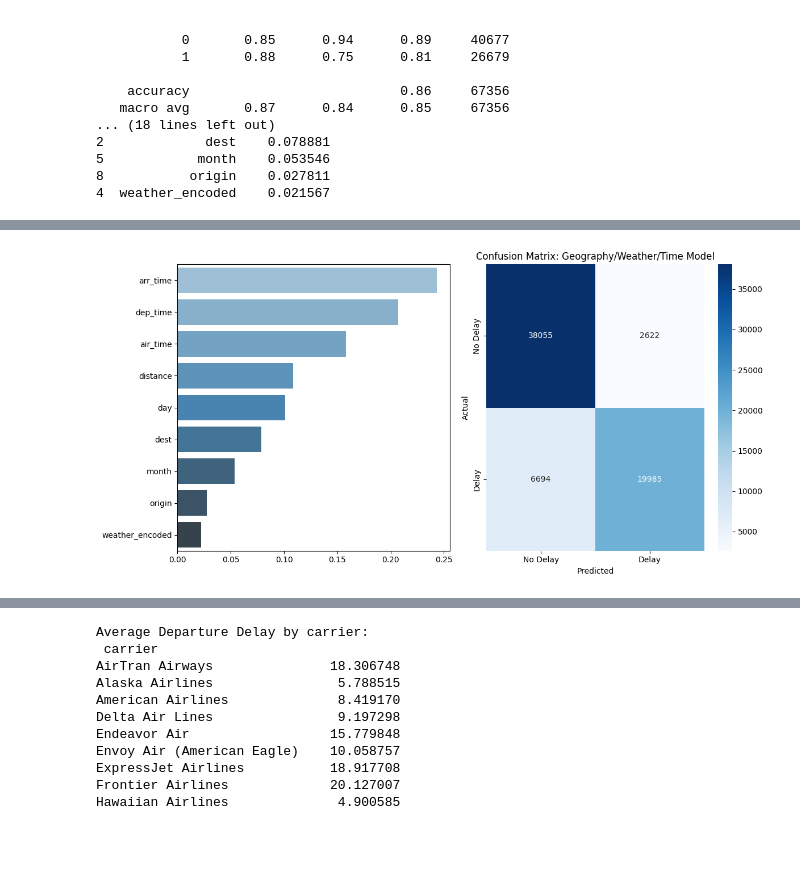
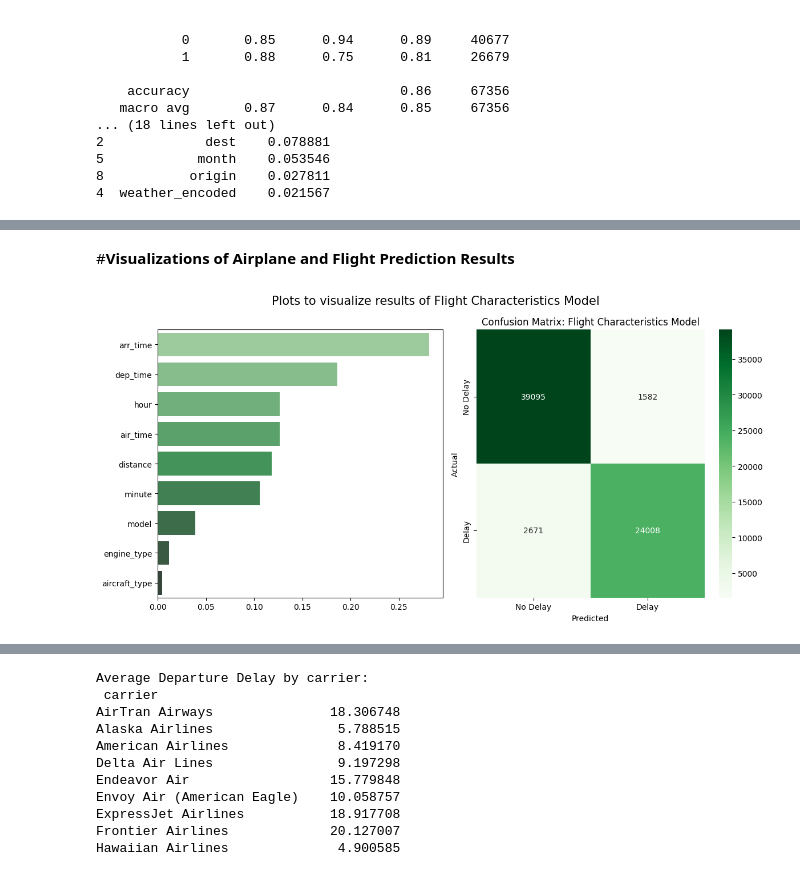
Before and after one commit to Saahil2106/Cloud9, a Jupyter notebook: Group06_Milestone3_Random_Forest.ipynb, the cells around one changed output, grey strips where cells are left out. Cells and saved outputs as stored; diff of their text form; code cells hidden in the pictures; blank space fills up the shorter version.

Commit message:
Adding insights to results

```diff
--- a/Group06_Milestone3_Random_Forest.ipynb
+++ b/Group06_Milestone3_Random_Forest.ipynb
@@ -1078,37 +1171,37 @@ Geography/Weather/Time Prediction Classification Report:
+# %% [markdown]
+#**Visualizations of Airplane and Flight Prediction Results**
 # %%
-import matplotlib.pyplot as plt
-import seaborn as sns
-import numpy as np
-
-# Feature importance for Geography/Weather/Time Model
-geo_weather_features = ['arr_time', 'dep_time', 'air_time', 'distance', 'day', 'dest', 'month', 'origin', 'weather_encoded']
-geo_weather_importances = [0.243312, 0.206912, 0.157965, 0.108311, 0.101122, 0.078685, 0.053796, 0.027645, 0.022252]
+# Feature importance for Flight Characteristics Model
+flight_features = ['arr_time', 'dep_time', 'hour', 'air_time', 'distance', 'minute', 'model', 'engine_type', 'aircraft_type']
+flight_importances = [0.281716, 0.186257, 0.126356, 0.126321, 0.118113, 0.105874, 0.038735, 0.011872, 0.004755]
 
 # Confusion Matrix Data
-route_weather_cm = np.array([[38055, 2622], [6694, 19985]])
+flight_cm = np.array([[39095, 1582], [2671, 24008]])
 
 # Visualization
 fig, axes = plt.subplots(1, 2, figsize=(12, 6))
 
-# Geography/Weather/Tine Feature Importances
+# Flight Characteristics Feature Importances
 sns.barplot(
-    x=geo_weather_importances,
-    y=geo_weather_features,
+    x=flight_importances,
+    y=flight_features,
     ax=axes[0],
-    hue=geo_weather_features,
-    palette="Blues_d",
-    legend=False  # Disable the legend
+    hue=flight_features,
+    palette="Greens_d",
+    legend=False
 )
 
-# Confusion Matrix: Geography/Weather/Time Model
-sns.heatmap(route_weather_cm, annot=True, fmt="d", cmap="Blues", ax=axes[1])
-axes[1].set_title("Confusion Matrix: Geography/Weather/Time Model")
+# Confusion Matrix: Flight Characteristics Model
+sns.heatmap(flight_cm, annot=True, fmt="d", cmap="Greens", ax=axes[1])
+axes[1].set_title("Confusion Matrix: Flight Characteristics Model")
 axes[1].set_xlabel("Predicted")
 axes[1].set_ylabel("Actual")
 axes[1].set_xticklabels(['No Delay', 'Delay'])
 axes[1].set_yticklabels(['No Delay', 'Delay'])
 
+fig.suptitle('Plots to visualize results of Flight Characteristics Model', fontsize=15)
+
 plt.tight_layout()
 plt.show()
 # %% [output]
-[figure, old version]
+[figure, new version]
```
Also changed, not shown: parts of 26 cells of this notebook.
